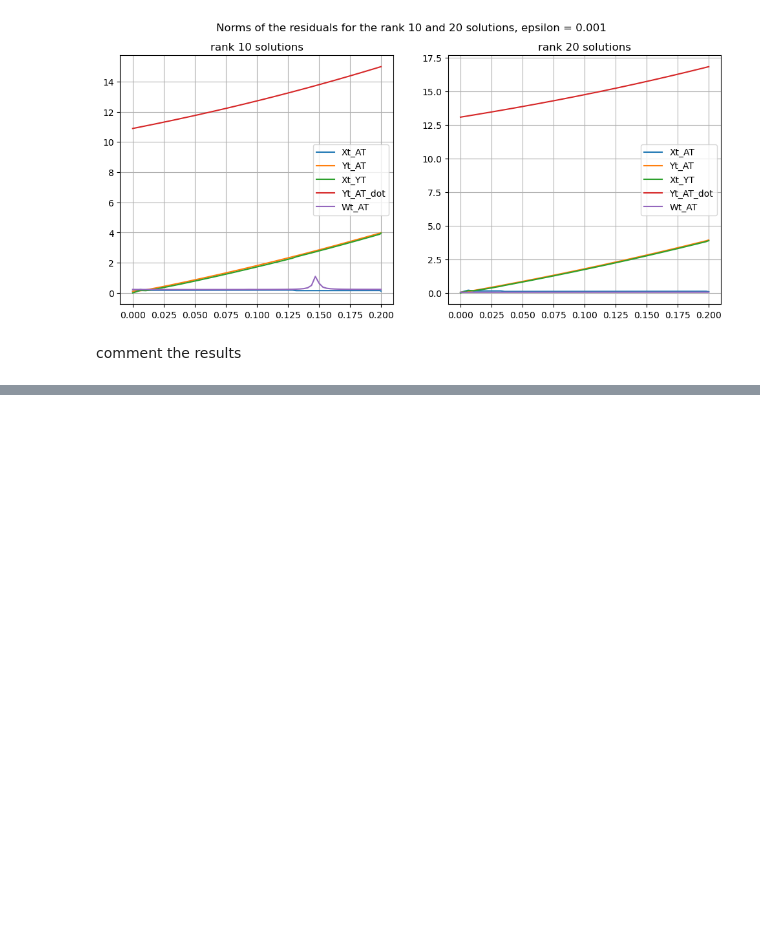
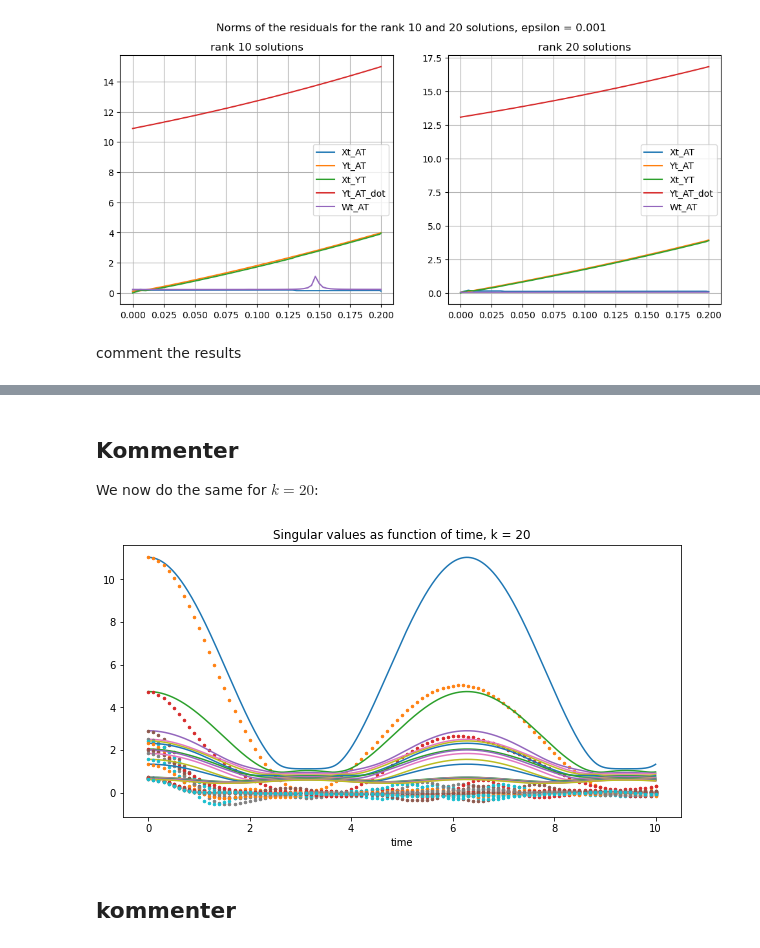
Before and after one commit to albertbayazidi/Dynamic-Low-Rank-Approximations-and-Bidiagonalization, a Jupyter notebook: main.ipynb, the cells around one changed output, grey strips where cells are left out. Drawn from its saved outputs; the diff is of its cells as text; code cells hidden in the pictures; blank space fills up the shorter version.

```diff
--- a/main.ipynb
+++ b/main.ipynb
@@ -182,0 +194,10 @@ comment the results
+# %% [markdown]
+## Kommenter
+
+We now do the same for $ k = 20$:
+# %%
+plot_singular_values(20)
+# %% [output]
+[figure, added]
+# %% [markdown]
+## kommenter
```
Also changed, not shown: parts of 4 cells of this notebook, 3 other files.
